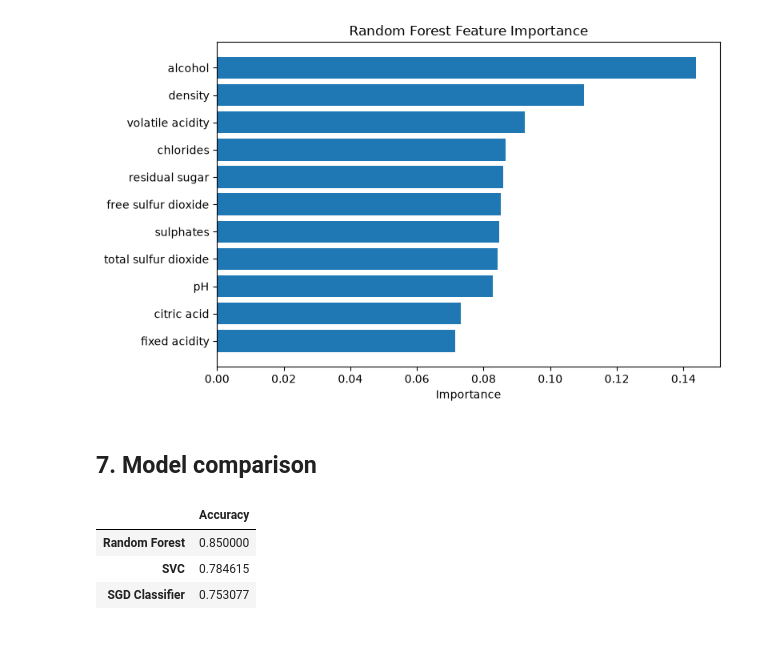
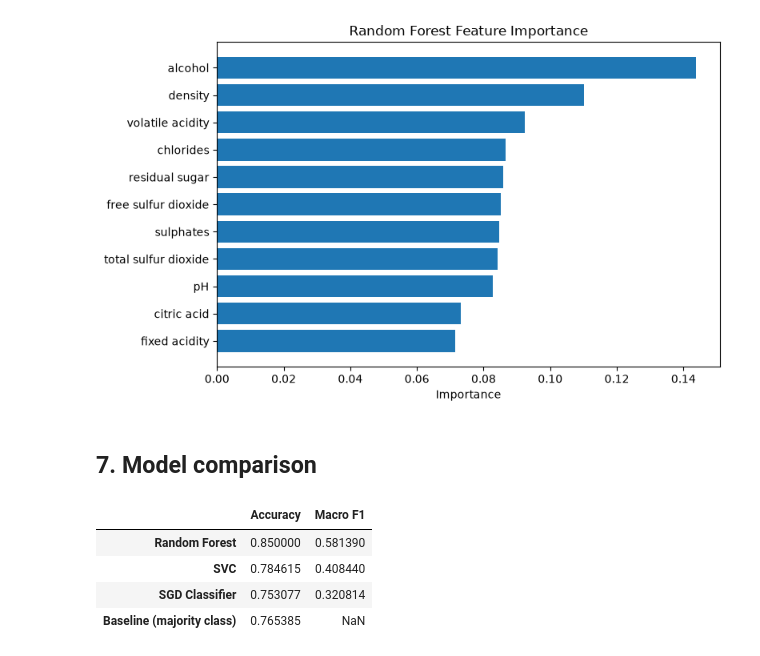
Before and after one commit to Godword-Adjei/OIBSIP, a Jupyter notebook: DataAnalytics-L2-WineQualityPrediction/WineQualityPrediction.ipynb, the cells around one changed output. Saved outputs shown, nothing was run; the diff lists cells and outputs as text; code cells hidden in the pictures.

```diff
--- a/DataAnalytics-L2-WineQualityPrediction/WineQualityPrediction.ipynb
+++ b/DataAnalytics-L2-WineQualityPrediction/WineQualityPrediction.ipynb
@@ -142,0 +148,3 @@ X_train.shape, X_test.shape
+# %%
+baseline_accuracy = (y_test.value_counts(normalize=True).max())
+print(f"Baseline ('always predict majority class') accuracy: {baseline_accuracy:.3f}")
@@ -152,7 +162,8 @@ for name, model in models.items():
     model.fit(X_train_scaled, y_train)
     preds = model.predict(X_test_scaled)
     acc = accuracy_score(y_test, preds)
-    results[name] = {"model": model, "preds": preds, "accuracy": acc}
-    print(f"=== {name} (accuracy: {acc:.3f}) ===")
-    print(classification_report(y_test, preds))
+    macro_f1 = f1_score(y_test, preds, average="macro", zero_division=0)
+    results[name] = {"model": model, "preds": preds, "accuracy": acc, "macro_f1": macro_f1}
+    print(f"=== {name} (accuracy: {acc:.3f}, macro-F1: {macro_f1:.3f}) ===")
+    print(classification_report(y_test, preds, zero_division=0))
 # %% [output]
@@ -213,12 +214,14 @@ plt.show()
 ## 7. Model comparison
 # %%
 comparison = pd.DataFrame({
-    name: {"Accuracy": res["accuracy"]} for name, res in results.items()
+    name: {"Accuracy": res["accuracy"], "Macro F1": res["macro_f1"]} for name, res in results.items()
 }).T.sort_values("Accuracy", ascending=False)
+comparison.loc["Baseline (majority class)"] = [baseline_accuracy, None]
 comparison.to_csv("outputs/model_comparison.csv")
 comparison
 # %% [output]
-|  | Accuracy |
-| Random Forest | 0.850000 |
-| SVC | 0.784615 |
-| SGD Classifier | 0.753077 |
+|  | Accuracy | Macro F1 |
+| Random Forest | 0.850000 | 0.581390 |
+| SVC | 0.784615 | 0.408440 |
+| SGD Classifier | 0.753077 | 0.320814 |
+| Baseline (majority class) | 0.765385 | NaN |
```
Also changed, not shown: parts of 7 cells of this notebook, 7 other files.
